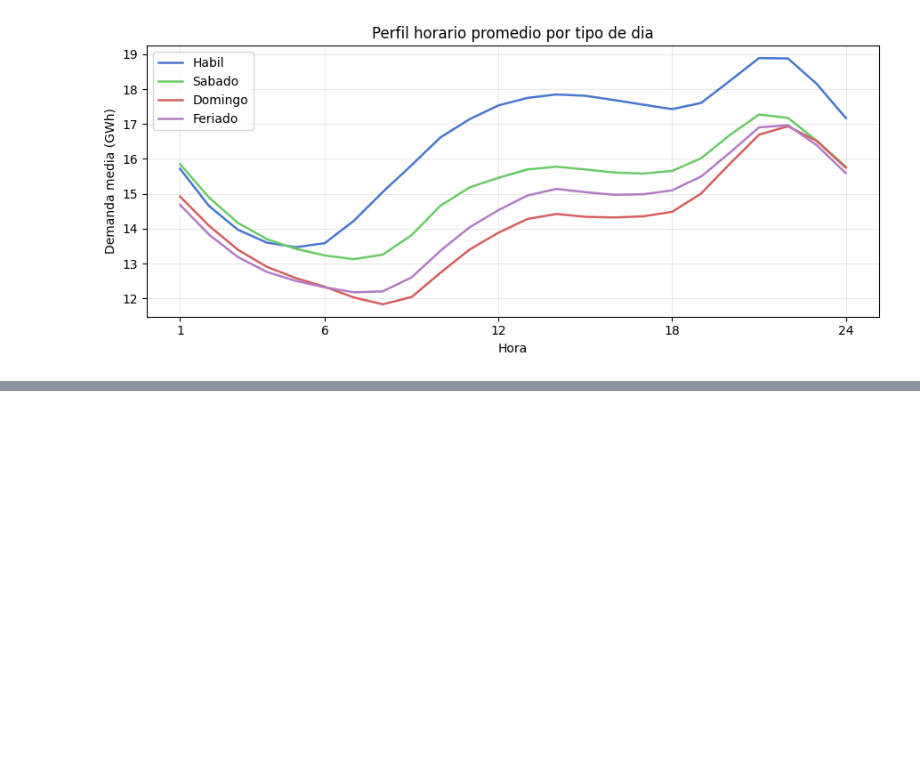
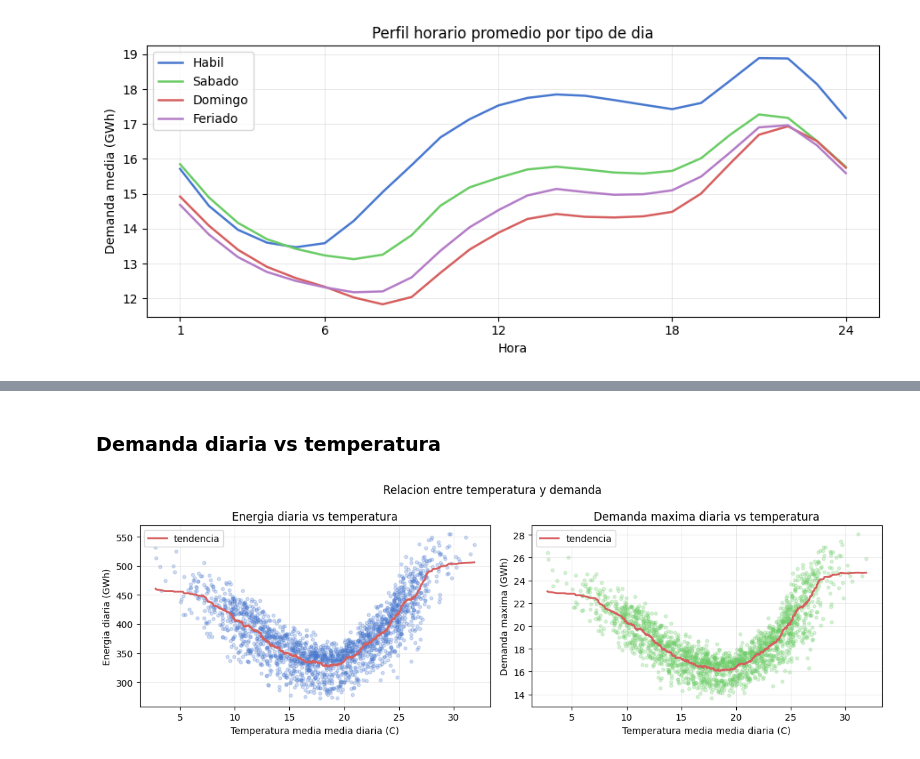
Before and after one commit to biancapaz/tp_final_ml, a Jupyter notebook: notebooks/eda.ipynb, the cells around one changed output, grey strips where cells are left out. Cells and saved outputs as stored; diff of their text form; code cells hidden in the pictures; blank space fills up the shorter version.

```diff
--- a/notebooks/eda.ipynb
+++ b/notebooks/eda.ipynb
@@ -328,0 +455,6 @@ Completar con resultados observados.
+# %% [markdown]
+### Demanda diaria vs temperatura
+# %%
+plot_demand_vs_temperature(daily_demand, conditions)
+# %% [output]
+[figure, added]
```
Also changed, not shown: parts of 38 cells of this notebook, 2 other files.
